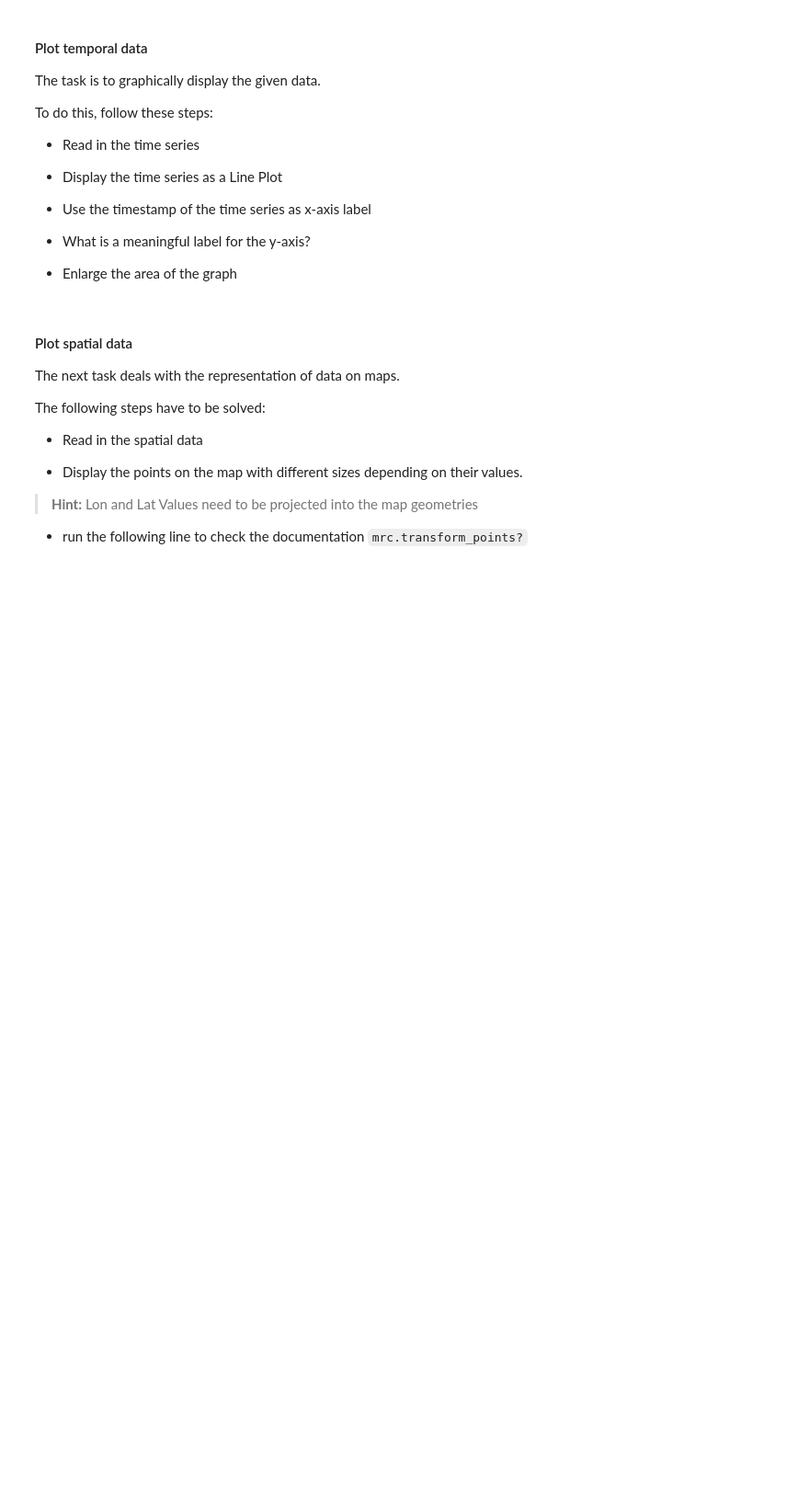
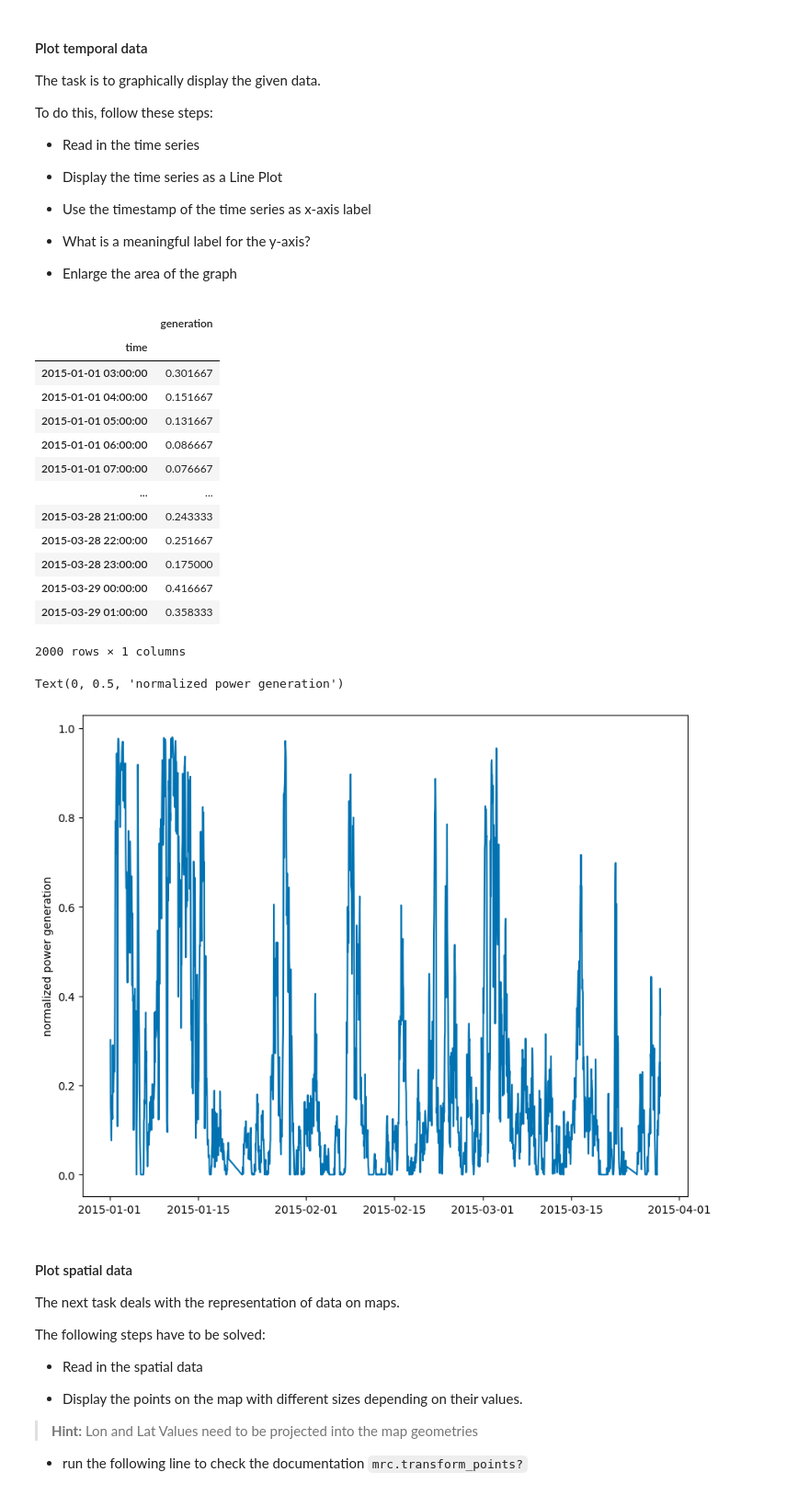
Before and after one commit to KlaraGtknst/TSDM_WS23_34, a Jupyter notebook: Exercise_01_introduction.ipynb, the cells around one changed output. Shown at 92% size. Drawn from its saved outputs; the diff is of its cells as text; code cells hidden in the pictures; blank space fills up the shorter version.

```diff
--- a/Exercise_01_introduction.ipynb
+++ b/Exercise_01_introduction.ipynb
@@ -11,7 +11,7 @@ import matplotlib.pyplot as plt
 import pandas as pd
 
 # print(plt.style.available)
-plt.style.use('seaborn-v0_8-colorblind')
+plt.style.use('seaborn-colorblind')
 
 import cartopy.crs as ccrs
 import cartopy.io.shapereader as shpreader
@@ -207,12 +262,30 @@ To do this, follow these steps:
 # %%
 # read time series
 # replace path with own path
 data_df = pd.read_csv('data/relative_power_generation.csv', index_col=0)
 data_df.index = pd.to_datetime(data_df.index)
+display(data_df)
 
-####################
-# Your Code Here   #
-####################
+plt.figure(figsize=(10,8))
+plt.plot(data_df)
+plt.ylabel('normalized power generation')
+# %% [output]
+|  | generation |
+| time |  |
+| 2015-01-01 03:00:00 | 0.301667 |
+| 2015-01-01 04:00:00 | 0.151667 |
+| 2015-01-01 05:00:00 | 0.131667 |
+| 2015-01-01 06:00:00 | 0.086667 |
+| 2015-01-01 07:00:00 | 0.076667 |
+| ... | ... |
+| 2015-03-28 21:00:00 | 0.243333 |
+| 2015-03-28 22:00:00 | 0.251667 |
+| 2015-03-28 23:00:00 | 0.175000 |
+| 2015-03-29 00:00:00 | 0.416667 |
+| 2015-03-29 01:00:00 | 0.358333 |
+2000 rows × 1 columns
+Text(0, 0.5, 'normalized power generation')
+[figure, added]
 # %% [markdown]
 #### Plot spatial data
 
```
Also changed, not shown: parts of 22 cells of this notebook, 10 other files.
